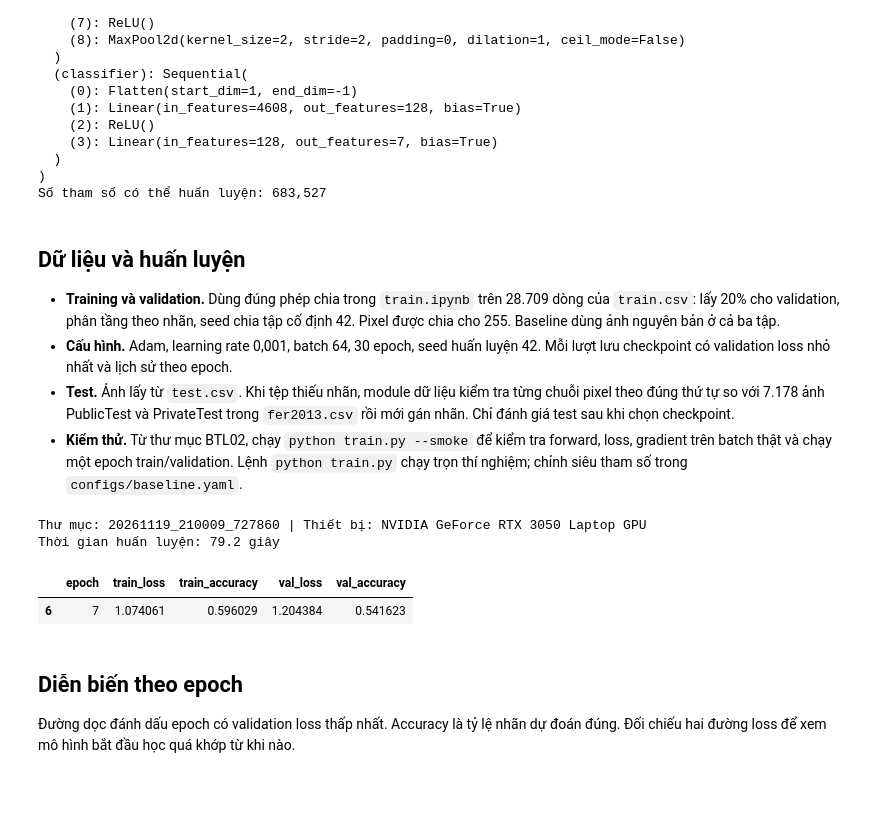
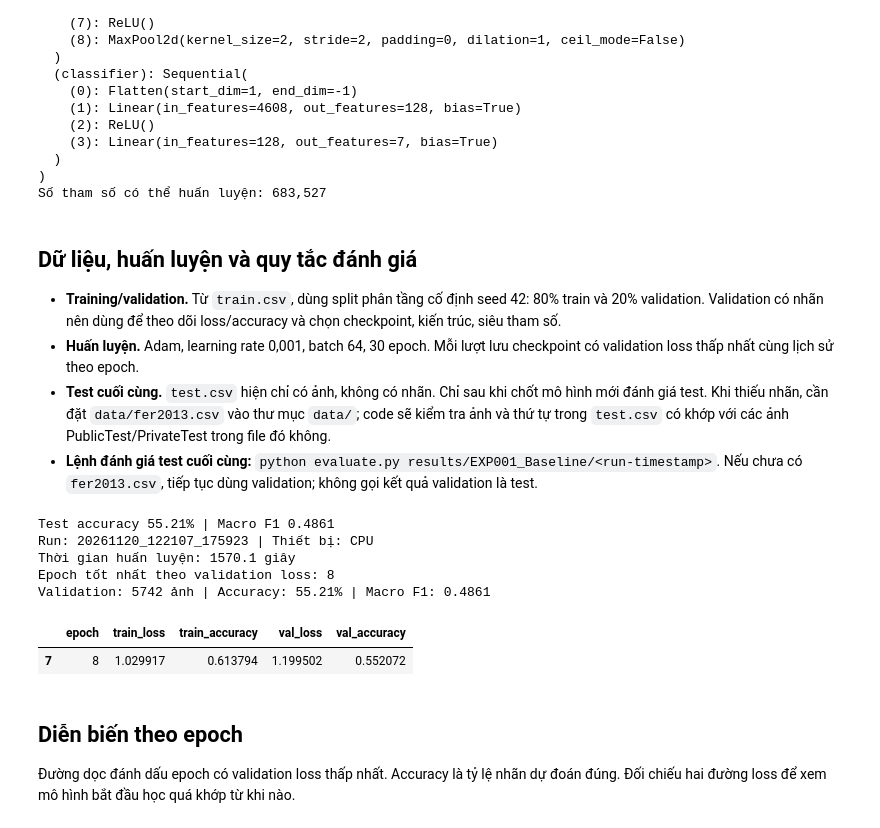
Before and after one commit to Cgtho/DeepLearning_Group, a Jupyter notebook: BTL02/notebooks/02_baseline_cnn.ipynb, the cells around one changed output. Drawn from its saved outputs; the diff is of its cells as text; code cells hidden in the pictures; blank space fills up the shorter version.

```diff
--- a/BTL02/notebooks/02_baseline_cnn.ipynb
+++ b/BTL02/notebooks/02_baseline_cnn.ipynb
@@ -63,31 +63,47 @@ BaselineCNN(
 )
 Số tham số có thể huấn luyện: 683,527
 # %% [markdown]
-## Dữ liệu và huấn luyện
+## Dữ liệu, huấn luyện và quy tắc đánh giá
 
-- **Training và validation.** Dùng đúng phép chia trong `train.ipynb` trên 28.709 dòng của `train.csv`: lấy 20% cho validation, phân tầng theo nhãn, seed chia tập cố định 42. Pixel được chia cho 255. Baseline dùng ảnh nguyên bản ở cả ba tập.
-- **Cấu hình.** Adam, learning rate 0,001, batch 64, 30 epoch, seed huấn luyện 42. Mỗi lượt lưu checkpoint có validation loss nhỏ nhất và lịch sử theo epoch.
-- **Test.** Ảnh lấy từ `test.csv`. Khi tệp thiếu nhãn, module dữ liệu kiểm tra từng chuỗi pixel theo đúng thứ tự so với 7.178 ảnh PublicTest và PrivateTest trong `fer2013.csv` rồi mới gán nhãn. Chỉ đánh giá test sau khi chọn checkpoint.
-- **Kiểm thử.** Từ thư mục BTL02, chạy `python train.py --smoke` để kiểm tra forward, loss, gradient trên batch thật và chạy một epoch train/validation. Lệnh `python train.py` chạy trọn thí nghiệm; chỉnh siêu tham số trong `configs/baseline.yaml`.
+- **Training/validation.** Từ `train.csv`, dùng split phân tầng cố định seed 42: 80% train và 20% validation. Validation có nhãn nên dùng để theo dõi loss/accuracy và chọn checkpoint, kiến trúc, siêu tham số.
+- **Huấn luyện.** Adam, learning rate 0,001, batch 64, 30 epoch. Mỗi lượt lưu checkpoint có validation loss thấp nhất cùng lịch sử theo epoch.
+- **Test cuối cùng.** `test.csv` hiện chỉ có ảnh, không có nhãn. Chỉ sau khi chốt mô hình mới đánh giá test. Khi thiếu nhãn, cần đặt `data/fer2013.csv` vào thư mục `data/`; code sẽ kiểm tra ảnh và thứ tự trong `test.csv` có khớp với các ảnh PublicTest/PrivateTest trong file đó không.
+- **Lệnh đánh giá test cuối cùng:** `python evaluate.py results/EXP001_Baseline/<run-timestamp>`. Nếu chưa có `fer2013.csv`, tiếp tục dùng validation; không gọi kết quả validation là test.
 # %%
 TRAIN_AGAIN = False
-run = project / "results/EXP001_Baseline/20261119_210009_727860"
+run = project / "results/EXP001_Baseline/20261120_122107_175923"
 if TRAIN_AGAIN:
     run = run_experiment()
-    evaluate_checkpoint(run, project / "data", 64, select_device("auto"), split="validation")
-elif not (run / "evaluation.json").is_file():
-    raise FileNotFoundError(f"Run chưa được đánh giá: {run}. Chạy evaluate.py cho checkpoint trước.")
 
 training = json.loads((run / "training.json").read_text(encoding="utf-8"))
 history = pd.read_csv(run / "history.csv")
-print(f"Thư mục: {run.name} | Thiết bị: {training['hardware']}")
+evaluation_path = run / "evaluation.json"
+if evaluation_path.is_file():
+    saved_evaluation = json.loads(evaluation_path.read_text(encoding="utf-8"))
+else:
+    saved_evaluation = None
+if saved_evaluation is None or saved_evaluation.get("split") != "validation":
+    validation_results = evaluate_checkpoint(
+        run, project / "data", 64, select_device("auto"), split="validation"
+    )
+else:
+    validation_results = saved_evaluation
+
+print(f"Run: {run.name} | Thiết bị: {training['hardware']}")
 print(f"Thời gian huấn luyện: {training['training_seconds']:.1f} giây")
+print(f"Epoch tốt nhất theo validation loss: {training['best_epoch']}")
+print(f"Validation: {validation_results['samples']} ảnh | "
+      f"Accuracy: {validation_results['accuracy']:.2%} | "
+      f"Macro F1: {validation_results['macro_f1']:.4f}")
 display(history.loc[history.epoch == training["best_epoch"]])
 # %% [output]
-Thư mục: 20261119_210009_727860 | Thiết bị: NVIDIA GeForce RTX 3050 Laptop GPU
-Thời gian huấn luyện: 79.2 giây
+Test accuracy 55.21% | Macro F1 0.4861
+Run: 20261120_122107_175923 | Thiết bị: CPU
+Thời gian huấn luyện: 1570.1 giây
+Epoch tốt nhất theo validation loss: 8
+Validation: 5742 ảnh | Accuracy: 55.21% | Macro F1: 0.4861
 |  | epoch | train_loss | train_accuracy | val_loss | val_accuracy |
-| 6 | 7 | 1.074061 | 0.596029 | 1.204384 | 0.541623 |
+| 7 | 8 | 1.029917 | 0.613794 | 1.199502 | 0.552072 |
 # %% [markdown]
 ## Diễn biến theo epoch
 
```
Also changed, not shown: parts of 6 cells of this notebook, 8 other files.
